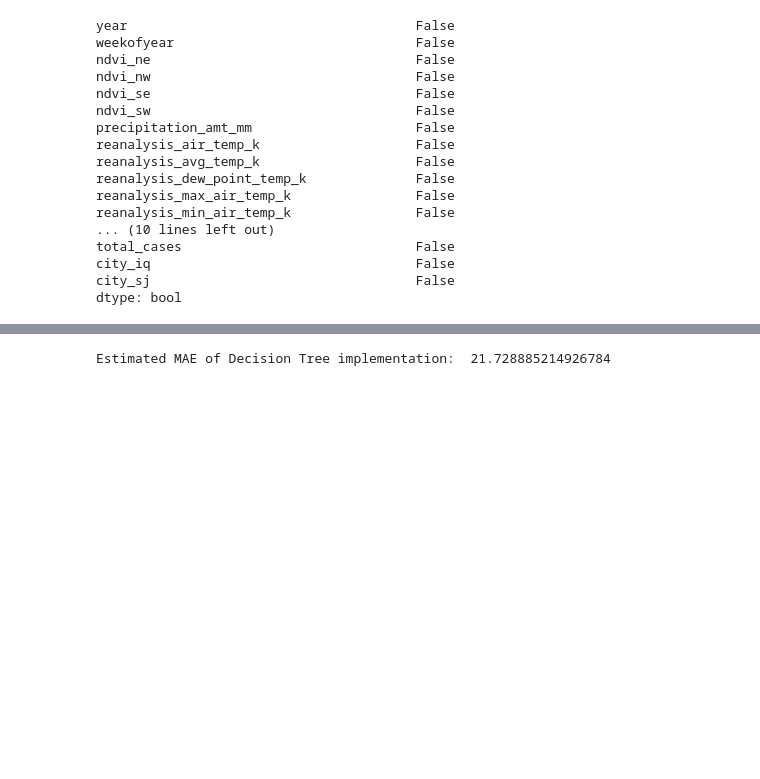
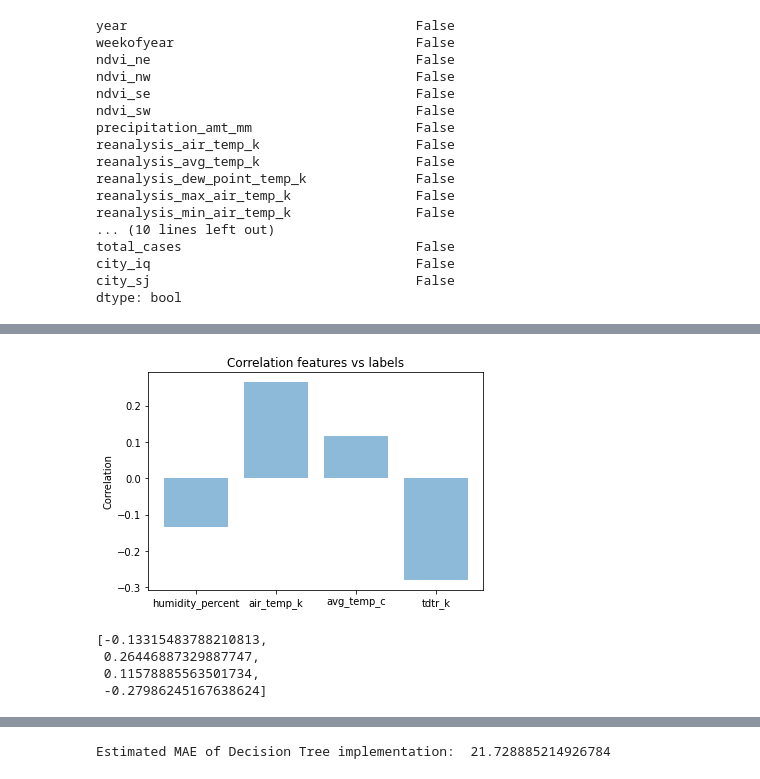
Before and after one commit to raulbs7/Machine-Learning-Techniques-Project, a Jupyter notebook: Dengue_Supervised_Project/2_Baseline.ipynb, the cells around one changed output, grey strips where cells are left out. Drawn from its saved outputs; the diff is of its cells as text; code cells hidden in the pictures; blank space fills up the shorter version.

```diff
--- a/Dengue_Supervised_Project/2_Baseline.ipynb
+++ b/Dengue_Supervised_Project/2_Baseline.ipynb
@@ -109,0 +142,21 @@ Also, there is going to be added other important features such as ``weekofyear``
+# %%
+corr = [pearsonr(train['reanalysis_relative_humidity_percent'], train['total_cases'])[0], pearsonr(train['reanalysis_air_temp_k'], train['total_cases'])[0],
+        pearsonr(train['station_avg_temp_c'], train['total_cases'])[0], pearsonr(train['reanalysis_tdtr_k'], train['total_cases'])[0]]
+
+features= ('humidity_percent', 'air_temp_k', 'avg_temp_c', 'tdtr_k')
+y_pos = np.arange(len(features))
+
+plt.bar(y_pos, corr, align='center', alpha=0.5)
+plt.xticks(y_pos, features)
+plt.ylabel('Correlation')
+plt.title('Correlation features vs labels')
+
+plt.show()
+
+corr
+# %% [output]
+[figure, added]
+[-0.13315483788210813,
+ 0.26446887329887747,
+ 0.11578885563501734,
+ -0.27986245167638624]
```
Also changed, not shown: parts of 46 cells of this notebook.
